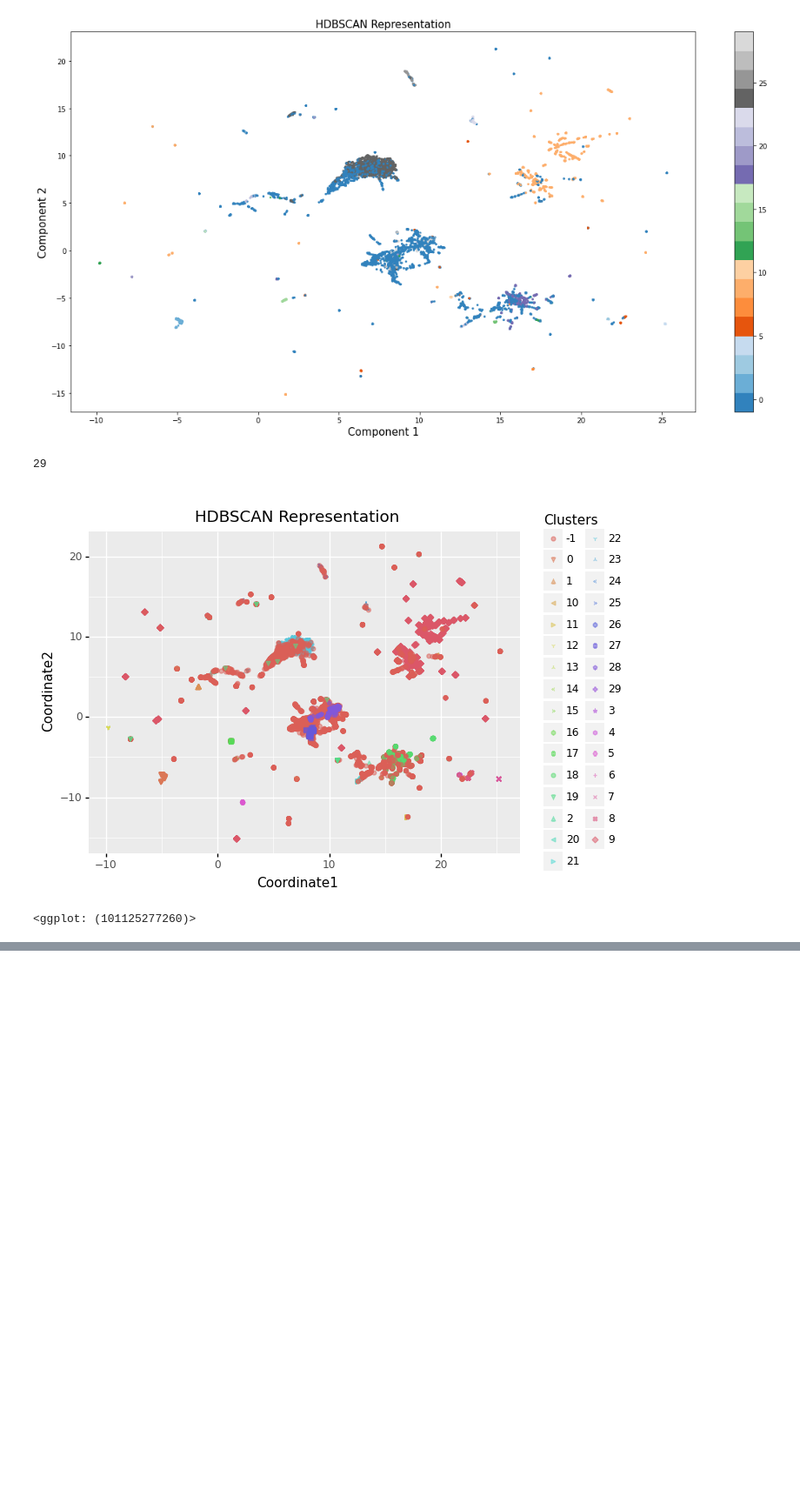
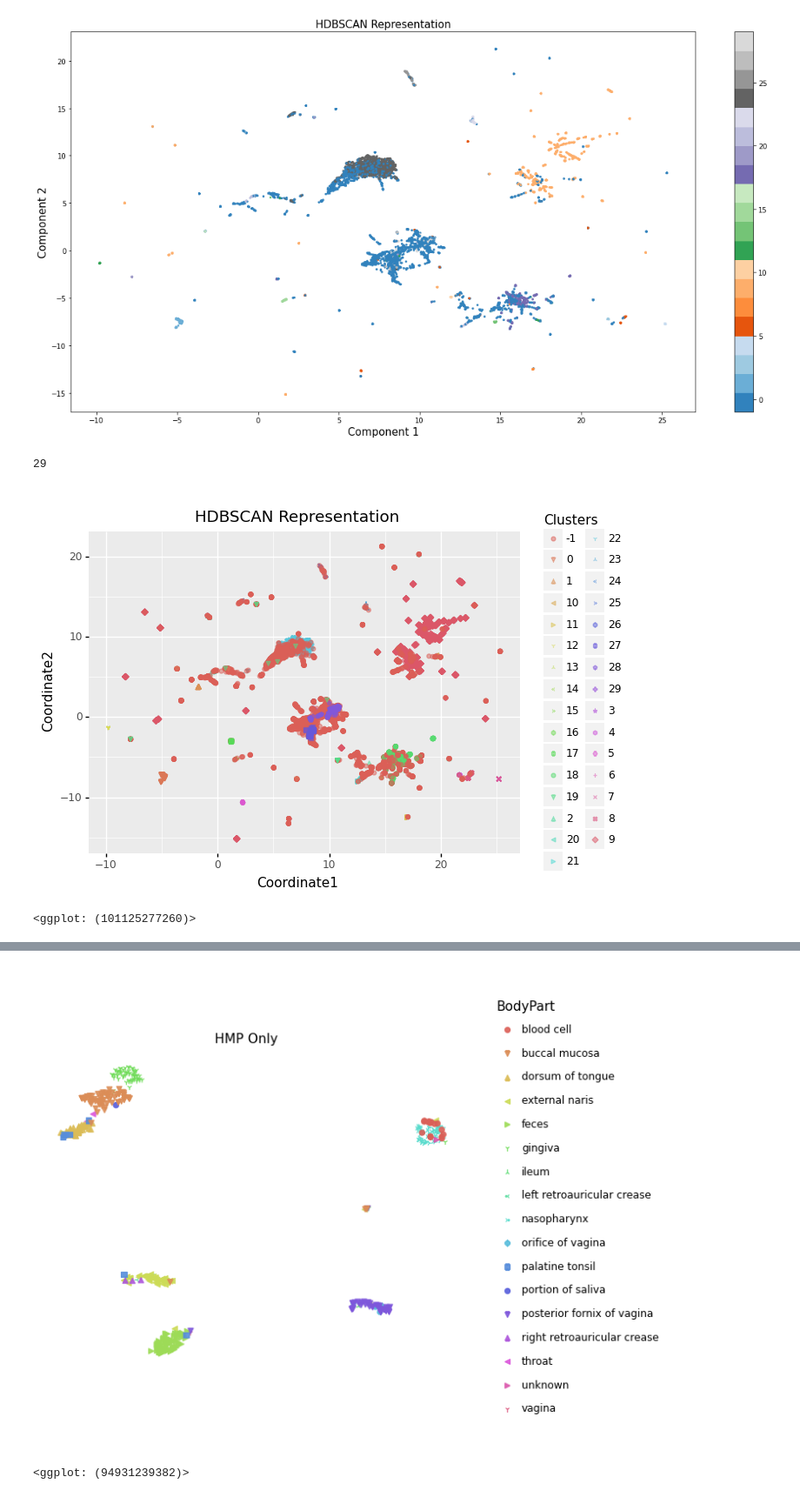
Before and after one commit to jsam356/CAP2, a Jupyter notebook: Distances/Scatterplot.ipynb, the cells around one changed output, grey strips where cells are left out. Shown at 87% size. Drawn from its saved outputs; the diff is of its cells as text; code cells hidden in the pictures; blank space fills up the shorter version.

Commit message:
Added HMP-only UMAP code

```diff
--- a/Distances/Scatterplot.ipynb
+++ b/Distances/Scatterplot.ipynb
@@ -926,0 +982,48 @@ from plotnine import *
+# %%
+#Now we load the metadata file as we did before, bur we keep the body part info as is, without hiearchy assignment.
+
+hmpFile=open("ProjectMetadata/HMP_metadata.csv","r")
+#bodyPart=list(np.zeros(967))
+bodyPart={}
+for line in hmpFile:
+#We extract the lines we need.
+    line=line.strip("\n").split(",")
+    HMPID=line[0].replace(" ","")
+#If the sample doesn't have a mash distance we skip it.
+    if HMPID not in HMPids:
+        continue
+
+#Position 1 of the metadata contains the type of sequencing, and 9 the body part.
+    #bodyPart[HMPids.index(HMPID)]=str(line[9])
+    bodyPart[HMPID]=line[9].lower()
+hmpFile.close()
+# %%
+BPList=[]
+
+for ID in HMPids:
+    if ID in HMPids:
+        BPList.append(bodyPart[ID])
+    else:
+        BPList.append("unknown")
+# %%
+#We run umap with the HMP distances.
+fit = umap.UMAP(n_components=2,metric="precomputed")
+u = fit.fit_transform(HMPdistances)
+# %%
+#Now we generate the pandas dataframe for plotnine.
+import pandas as pd
+#We convert the u data frame, with the umap coordinates, to a dataframe.
+df=pd.DataFrame(u,columns=["Coord1","Coord2"])
+#We can add col as an additional column.
+df['BodyPart']=BPList
+# %%
+#And finally we graph.
+from plotnine import *
+#theme_set(theme_void())
+(ggplot(df, aes(x='Coord1', y='Coord2', color='BodyPart', shape='BodyPart')) +
+        geom_point(alpha = 0.9, size=2) + labs(title="HMP Only", x="Coordinate1", y="Coordinate2") +
+ scale_shape_manual(values=asarray(["o","v","^","<",">","1","2","3","4","8","s","o","v","^","<",">","1","2","3","4","8","s","p","P","*","h","H","+","x","X","D","d","|","_",1,2,3,4,"o","v","^"]))
+)
+# %% [output]
+[figure, added]
+<ggplot: (94931239382)>
```
Also changed, not shown: parts of 10 cells of this notebook.
